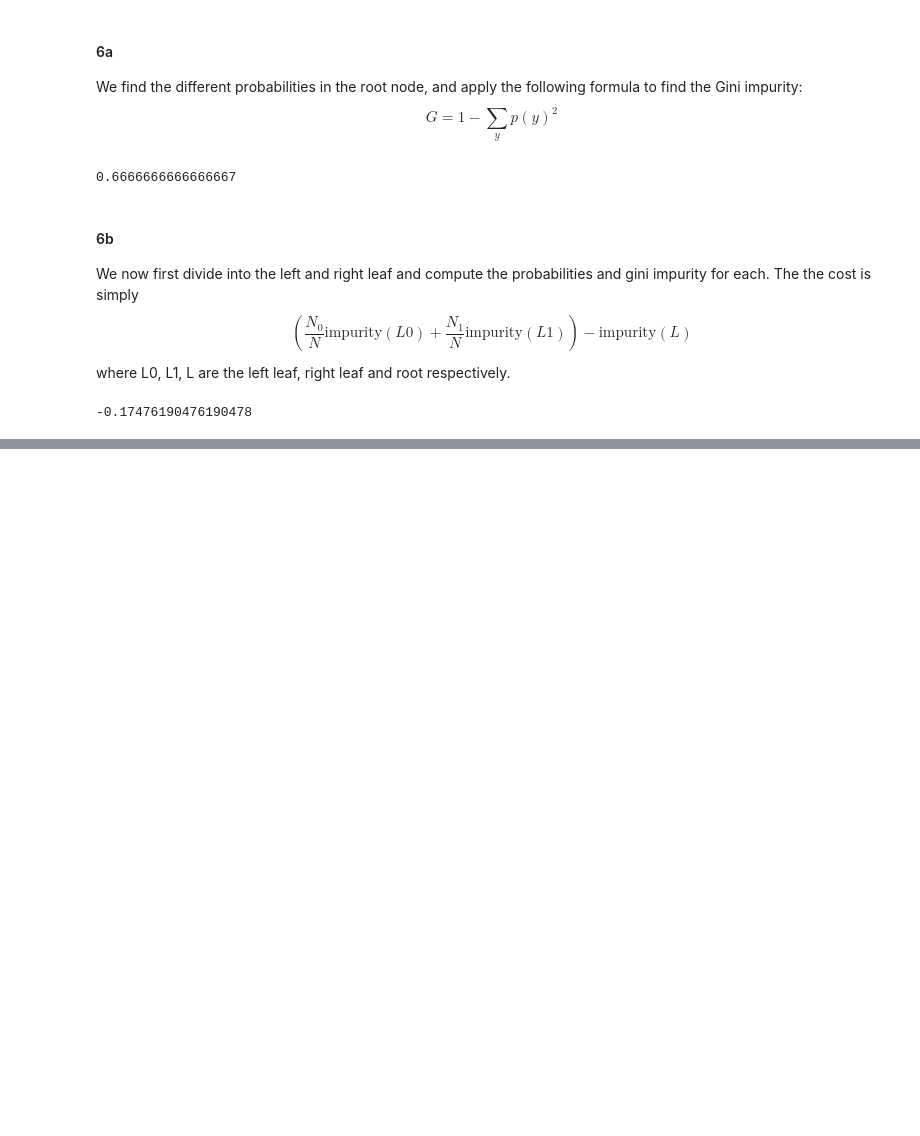
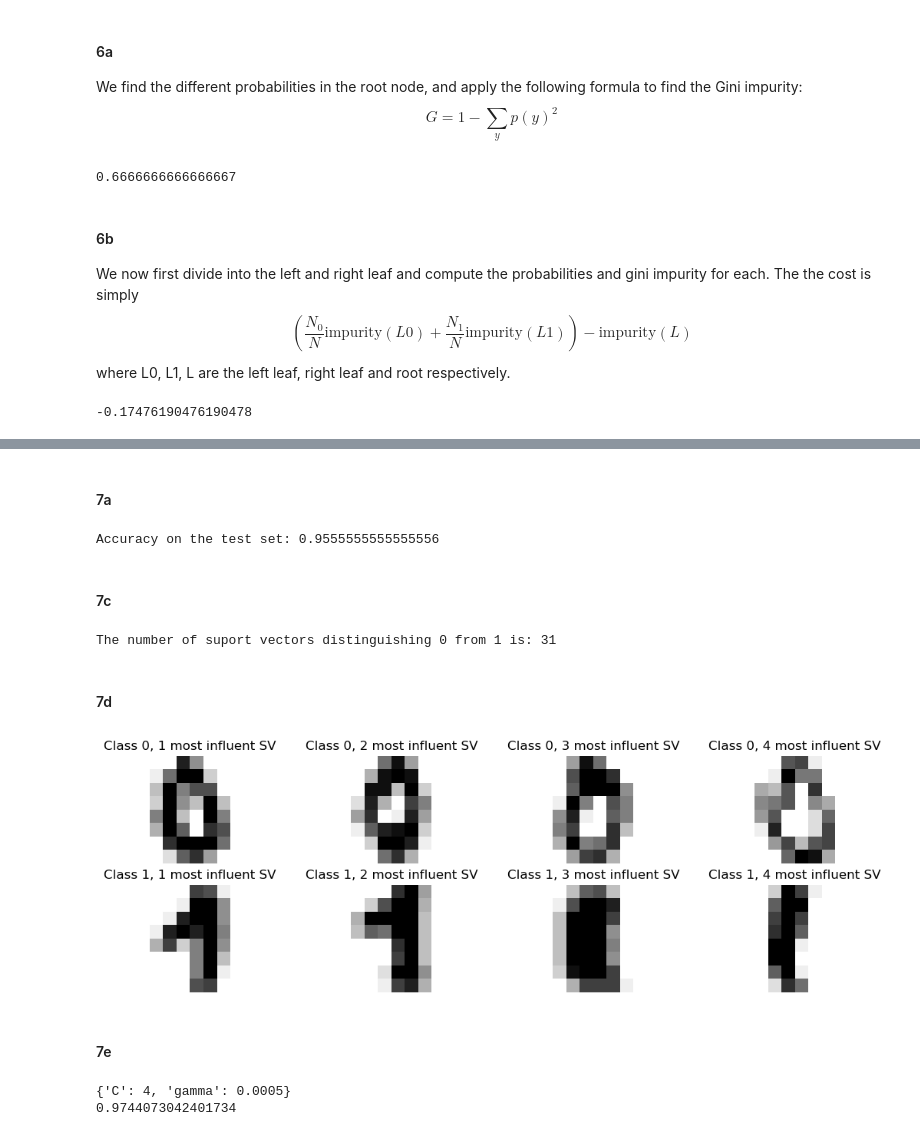
Before and after one commit to driverag22/dataMining-MachLearningAssignments, a Jupyter notebook: HW1/HW1.ipynb, the cells around one changed output, grey strips where cells are left out. Saved outputs shown, nothing was run; the diff lists cells and outputs as text; code cells hidden in the pictures; blank space fills up the shorter version.

```diff
--- a/HW1/HW1.ipynb
+++ b/HW1/HW1.ipynb
@@ -516,0 +549,74 @@ print(cost)
+# %% [markdown]
+#### 7a
+# %%
+from sklearn.svm import SVC
+
+# Create and train the SVM model with RBF kernel
+clf = SVC(kernel='rbf', gamma=0.0005, C=0.9)
+clf.fit(D_train, y_train)
+
+# Make predictions on the test set
+y_pred = clf.predict(D_test)
+
+# Calculate accuracy
+accuracy = accuracy_score(y_test, y_pred)
+print(f'Accuracy on the test set: {accuracy}')
+# %% [output]
+Accuracy on the test set: 0.9555555555555556
+# %% [markdown]
+#### 7c
+# %%
+n_support_total = clf.n_support_[0] + clf.n_support_[1]
+
+support_total = clf.dual_coef_[0][:n_support_total]
+suport_cnt = sum(1 for x in support_total if np.abs(x) > 0)
+
+print(f'The number of suport vectors distinguishing 0 from 1 is: {suport_cnt}')
+# %% [output]
+The number of suport vectors distinguishing 0 from 1 is: 31
+# %% [markdown]
+#### 7d
+# %%
+support_important_coefs_0 = sorted(support_total, reverse=True)[:4]
+support_important_indices_0 = [i for i in range(len(support_total)) if support_total[i] in support_important_coefs_0]
+support_important_0 = [clf.support_vectors_[i] for i in support_important_indices_0]
+support_important_0_img = [ [vec[i:i+8] for i in range(0, 64, 8)] for vec in support_important_0 ]
+
+support_important_coefs_1 = sorted(support_total)[:4]
+support_important_indices_1 = [i for i in range(len(support_total)) if support_total[i] in support_important_coefs_1]
+support_important_1 = [clf.support_vectors_[i] for i in support_important_indices_1]
+support_important_1_img = [ [vec[i:i+8] for i in range(0, 64, 8)] for vec in support_important_1 ]
+
+support_important_img = [support_important_0_img, support_important_1_img]
+
+_, axes = plt.subplots(nrows=2, ncols=4, figsize=(13, 4))
+for row, class_img, class_index in zip(axes, support_important_img, [0, 1]):
+    for ax, image, sv_index in zip(row, class_img, [1, 2, 3, 4]):
+        ax.set_axis_off()
+        ax.imshow(image, cmap=plt.cm.gray_r, interpolation="nearest")
+        ax.set_title(f"Class {class_index}, {sv_index} most influent SV")
+# %% [output]
+[figure, added]
+# %% [markdown]
+#### 7e
+# %%
+from sklearn.model_selection import GridSearchCV
+
+# Define the parameter grid
+param_grid = {'C': [0.6, 0.8, 1, 2, 4],
+              'gamma': [0.0001, 0.0005, 0.001, 0.005]}
+
+# Create the SVM model with RBF kernel
+gen_red_kernel = SVC(kernel='rbf')
+
+# Create GridSearchCV object with 5-fold cross-validation and accuracy as the scoring metric
+grid_search = GridSearchCV(estimator=gen_red_kernel, param_grid=param_grid, scoring='accuracy', cv=5)
+
+# Fit the model to the entire dataset
+grid_search.fit(D, y)
+
+print(grid_search.best_params_)
+print(grid_search.best_score_)
+# %% [output]
+{'C': 4, 'gamma': 0.0005}
+0.9744073042401734
```
Also changed, not shown: parts of 5 cells of this notebook.
